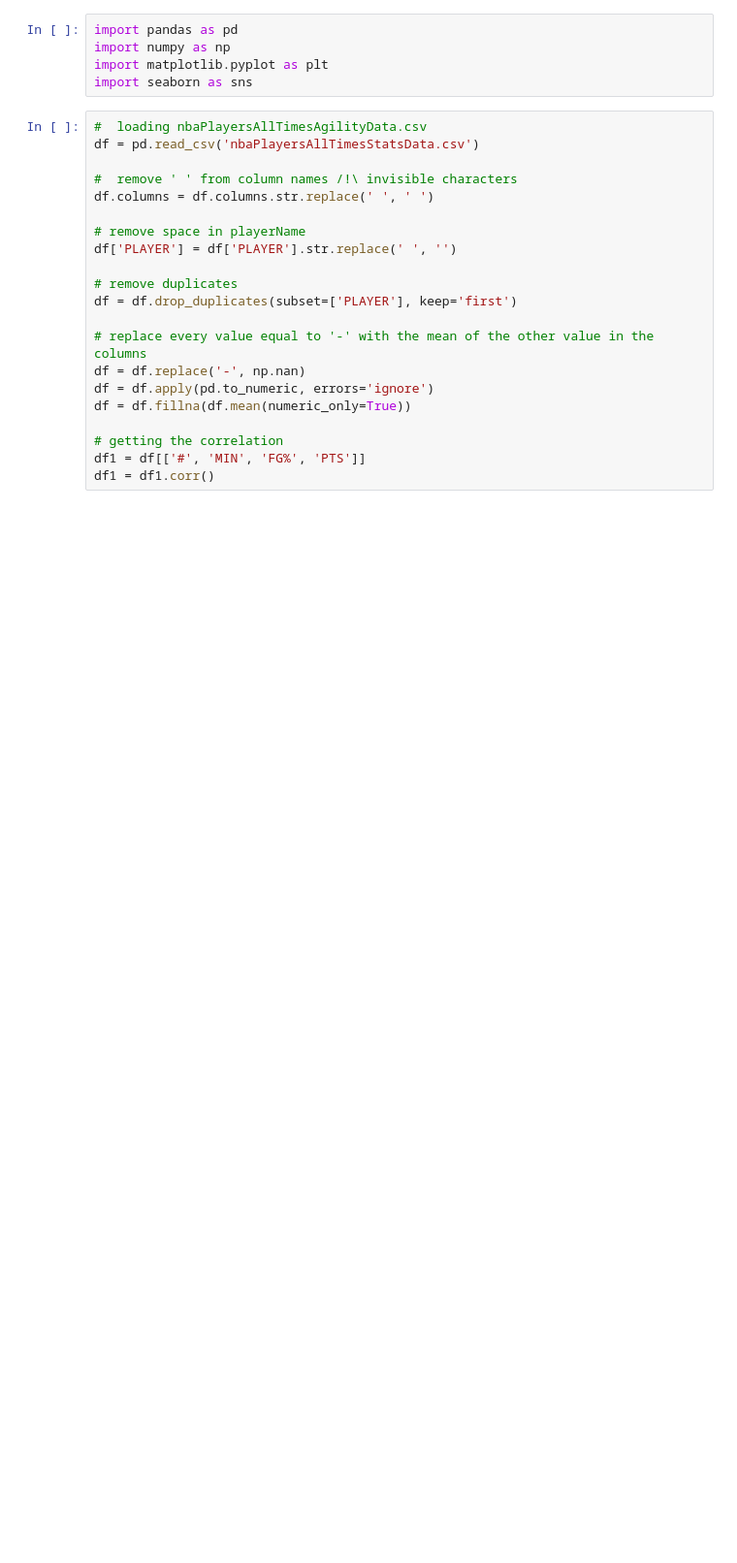
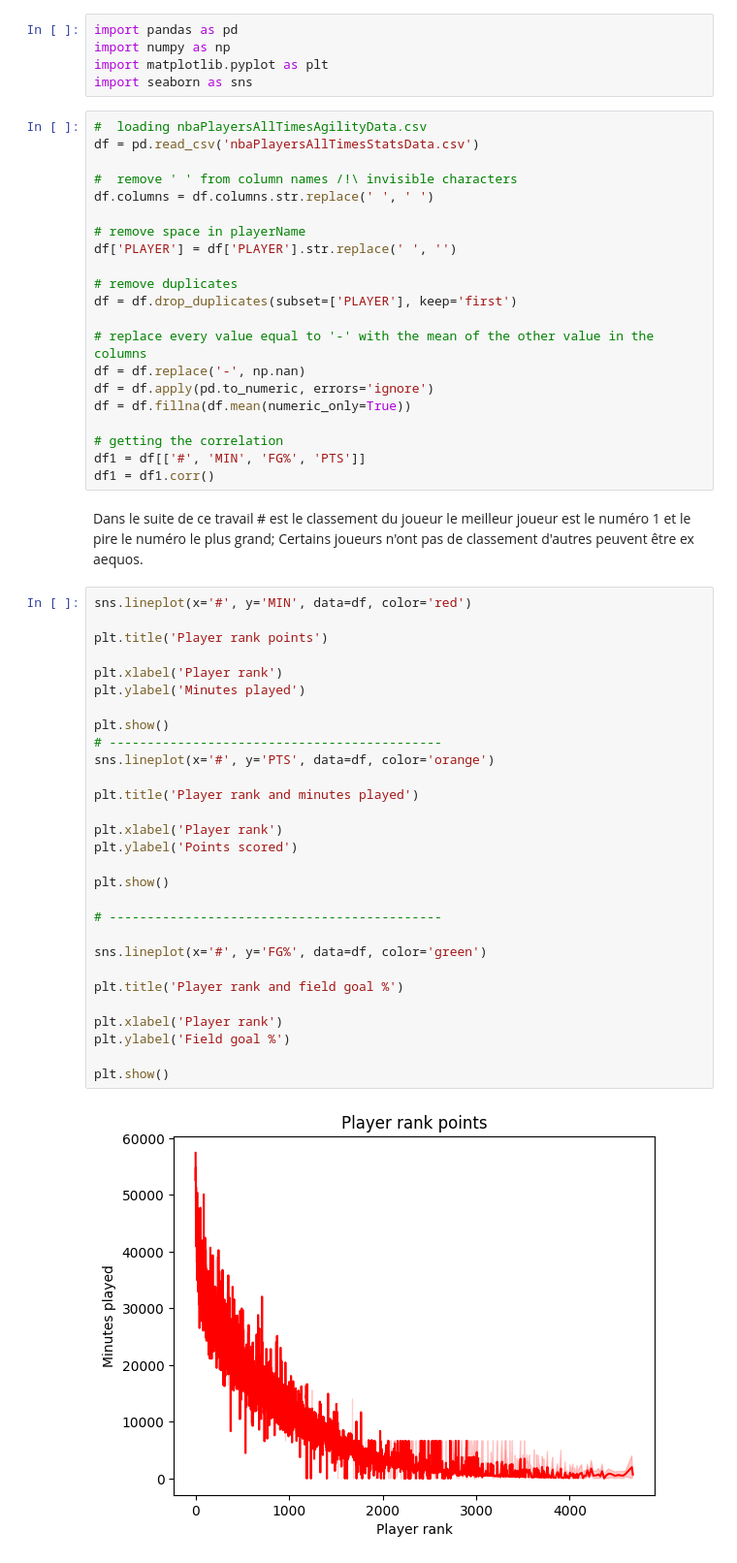
Before and after one commit to P0TEZ/nbaStats, a Jupyter notebook: playerRankAndFieldGoal%.ipynb, the cells around one changed output. Shown at 97% size. Saved outputs shown, nothing was run; the diff lists cells and outputs as text; blank space fills up the shorter version.

```diff
--- a/playerRankAndFieldGoal%.ipynb
+++ b/playerRankAndFieldGoal%.ipynb
@@ -24,3 +24,36 @@ df = df.fillna(df.mean(numeric_only=True))
 # getting the correlation
 df1 = df[['#', 'MIN', 'FG%', 'PTS']]
 df1 = df1.corr()
+# %% [markdown]
+Dans le suite de ce travail # est le classement du joueur le meilleur joueur est le numéro 1 et le pire le numéro le plus grand; Certains joueurs n'ont pas de classement d'autres peuvent être ex aequos.
+# %%
+sns.lineplot(x='#', y='MIN', data=df, color='red')
+
+plt.title('Player rank points')
+
+plt.xlabel('Player rank')
+plt.ylabel('Minutes played')
+
+plt.show()
+# --------------------------------------------
+sns.lineplot(x='#', y='PTS', data=df, color='orange')
+
+plt.title('Player rank and minutes played')
+
+plt.xlabel('Player rank')
+plt.ylabel('Points scored')
+
+plt.show()
+
+# --------------------------------------------
+
+sns.lineplot(x='#', y='FG%', data=df, color='green')
+
+plt.title('Player rank and field goal %')
+
+plt.xlabel('Player rank')
+plt.ylabel('Field goal %')
+
+plt.show()
+# %% [output]
+[figure, added]
```
Also changed, not shown: parts of 4 cells of this notebook, 1 other file.
